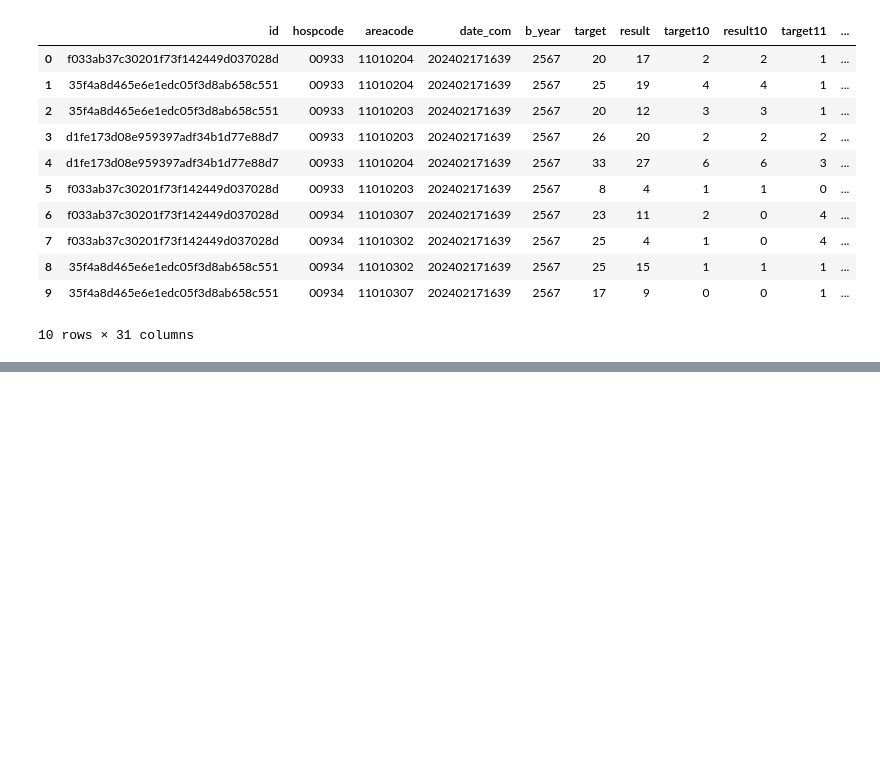
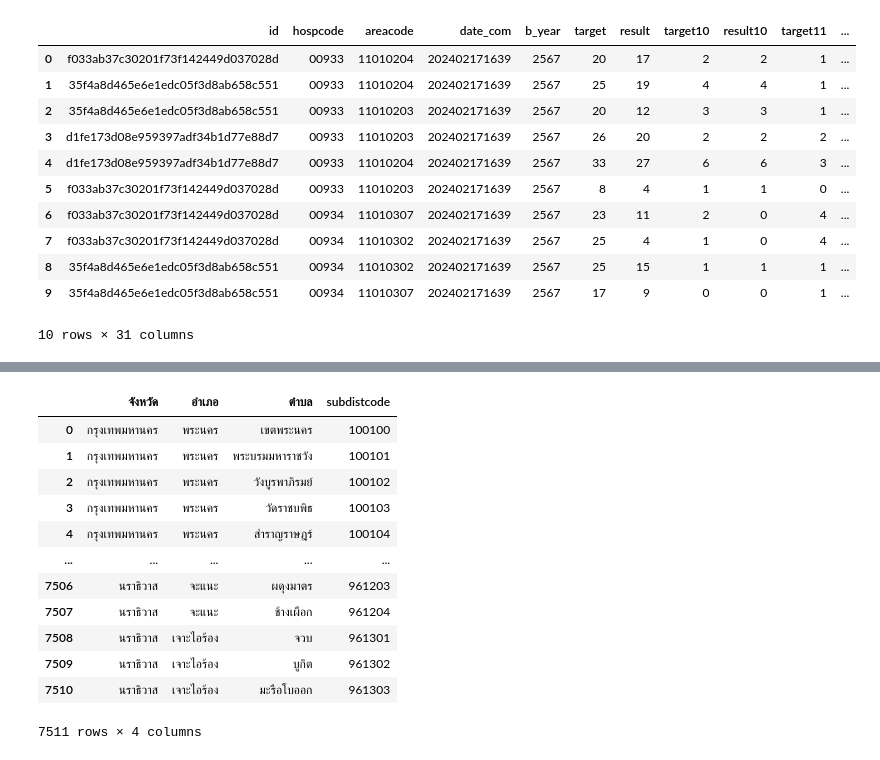
Before and after one commit to vk-poonyakanok/s_epi_complete, a Jupyter notebook: s_epi_complete.ipynb, the cells around one changed output, grey strips where cells are left out. Cells and saved outputs as stored; diff of their text form; code cells hidden in the pictures; blank space fills up the shorter version.

```diff
--- a/s_epi_complete.ipynb
+++ b/s_epi_complete.ipynb
@@ -588,0 +617,21 @@ plt.show()
+# %%
+# Load search_tambon.csv
+search_tambon_df = pd.read_csv('search_{}/search_tambon/search_tambon.csv', dtype={'Login Code': 'str'})
+# Rename 'Login Code' to 'subdistcode' for easier reference
+search_tambon_df.rename(columns={'Login Code': 'subdistcode'}, inplace=True)
+# %%
+search_tambon_df
+# %% [output]
+|  | จังหวัด | อำเภอ | ตำบล | subdistcode |
+| 0 | กรุงเทพมหานคร | พระนคร | เขตพระนคร | 100100 |
+| 1 | กรุงเทพมหานคร | พระนคร | พระบรมมหาราชวัง | 100101 |
+| 2 | กรุงเทพมหานคร | พระนคร | วังบูรพาภิรมย์ | 100102 |
+| 3 | กรุงเทพมหานคร | พระนคร | วัดราชบพิธ | 100103 |
+| 4 | กรุงเทพมหานคร | พระนคร | สำราญราษฎร์ | 100104 |
+| ... | ... | ... | ... | ... |
+| 7506 | นราธิวาส | จะแนะ | ผดุงมาตร | 961203 |
+| 7507 | นราธิวาส | จะแนะ | ช้างเผือก | 961204 |
+| 7508 | นราธิวาส | เจาะไอร้อง | จวบ | 961301 |
+| 7509 | นราธิวาส | เจาะไอร้อง | บูกิต | 961302 |
+| 7510 | นราธิวาส | เจาะไอร้อง | มะรือโบออก | 961303 |
+7511 rows × 4 columns
```
Also changed, not shown: parts of 21 cells of this notebook, 19 other files.
